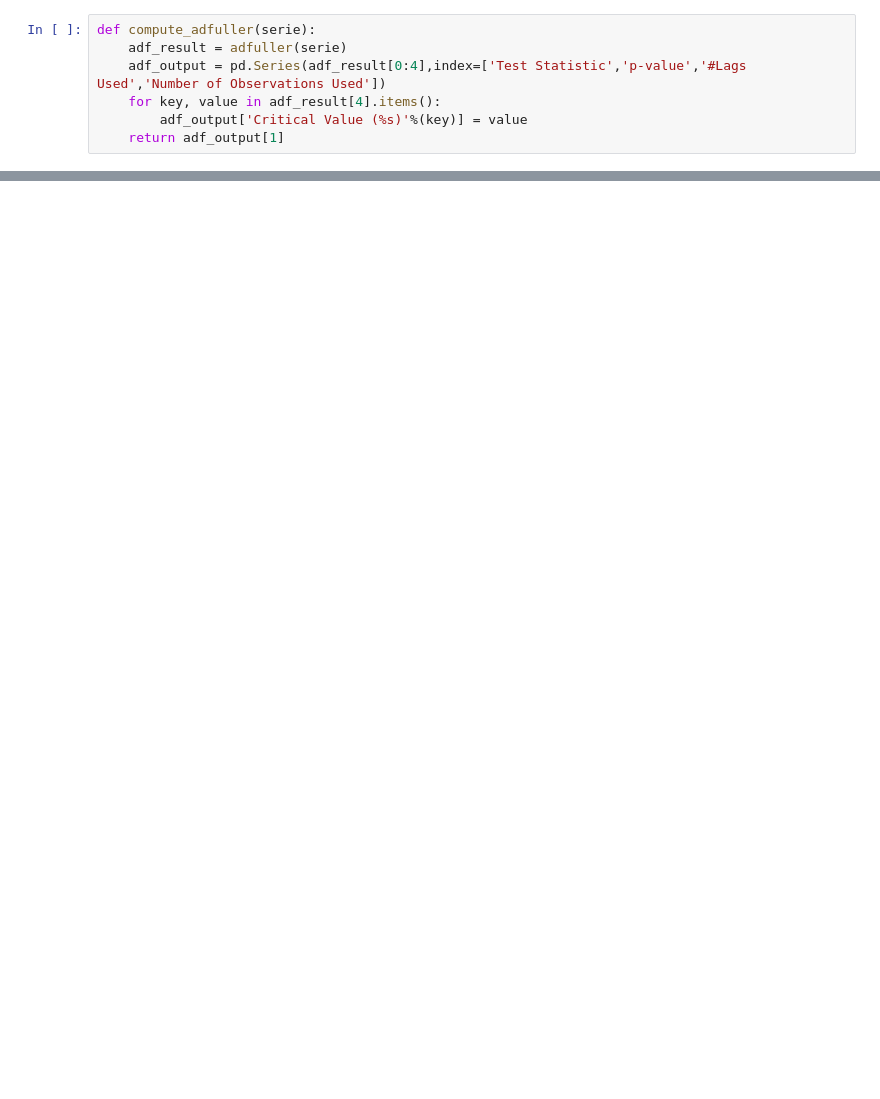
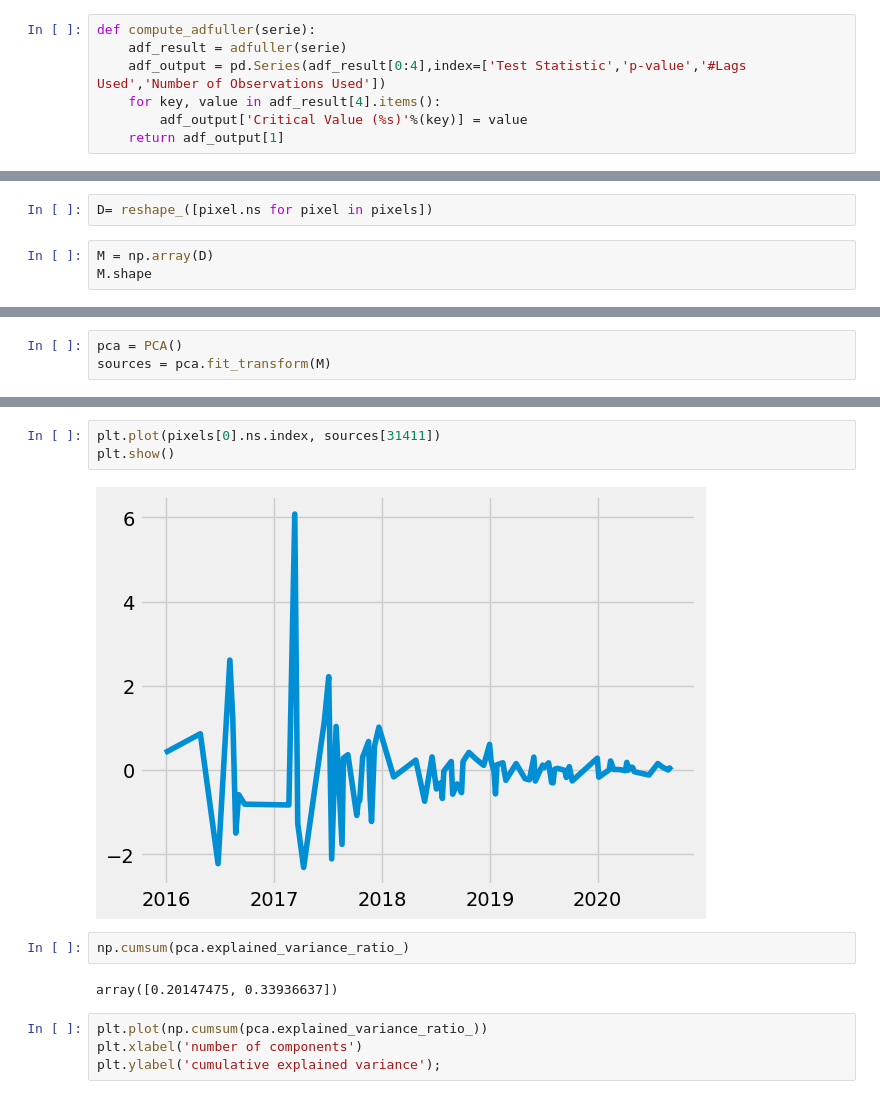
Before and after one commit to EddyVianney/Stage_master2_sdsc_eost, a Jupyter notebook: stage_master_version_2.ipynb, the cells around one changed output, grey strips where cells are left out. Cells and saved outputs as stored; diff of their text form; blank space fills up the shorter version.

```diff
--- a/stage_master_version_2.ipynb
+++ b/stage_master_version_2.ipynb
@@ -976,0 +1103,5 @@ ValueError: 25000 is not in list
+# %%
+D= reshape_([pixel.ns for pixel in pixels])
+# %%
+M = np.array(D)
+M.shape
@@ -976,0 +1110,3 @@ ValueError: 25000 is not in list
+# %%
+pca = PCA()
+sources = pca.fit_transform(M)
@@ -976,0 +1139,13 @@ ValueError: 25000 is not in list
+# %%
+plt.plot(pixels[0].ns.index, sources[31411])
+plt.show()
+# %% [output]
+[figure, added]
+# %%
+np.cumsum(pca.explained_variance_ratio_)
+# %% [output]
+array([0.20147475, 0.33936637])
+# %%
+plt.plot(np.cumsum(pca.explained_variance_ratio_))
+plt.xlabel('number of components')
+plt.ylabel('cumulative explained variance');
```
Also changed, not shown: parts of 33 cells of this notebook, 6 other files.
